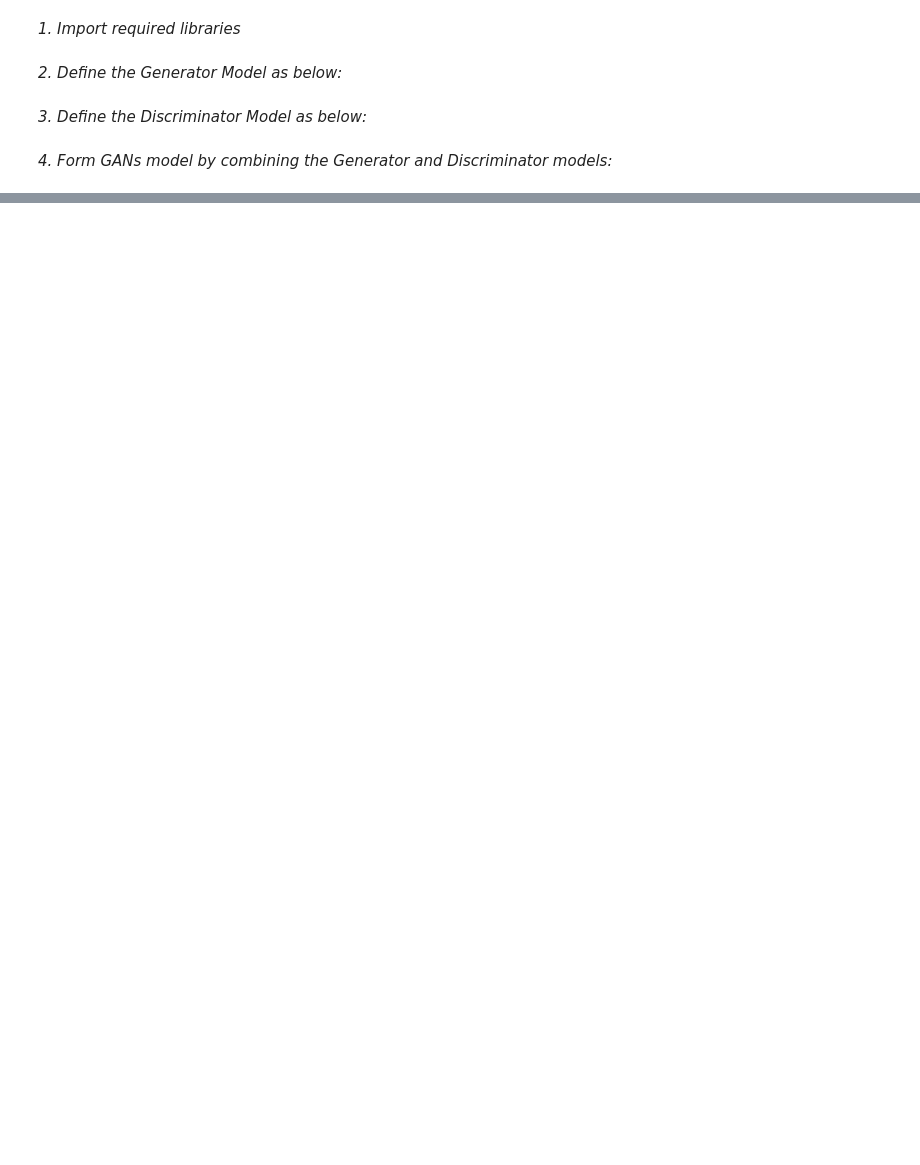
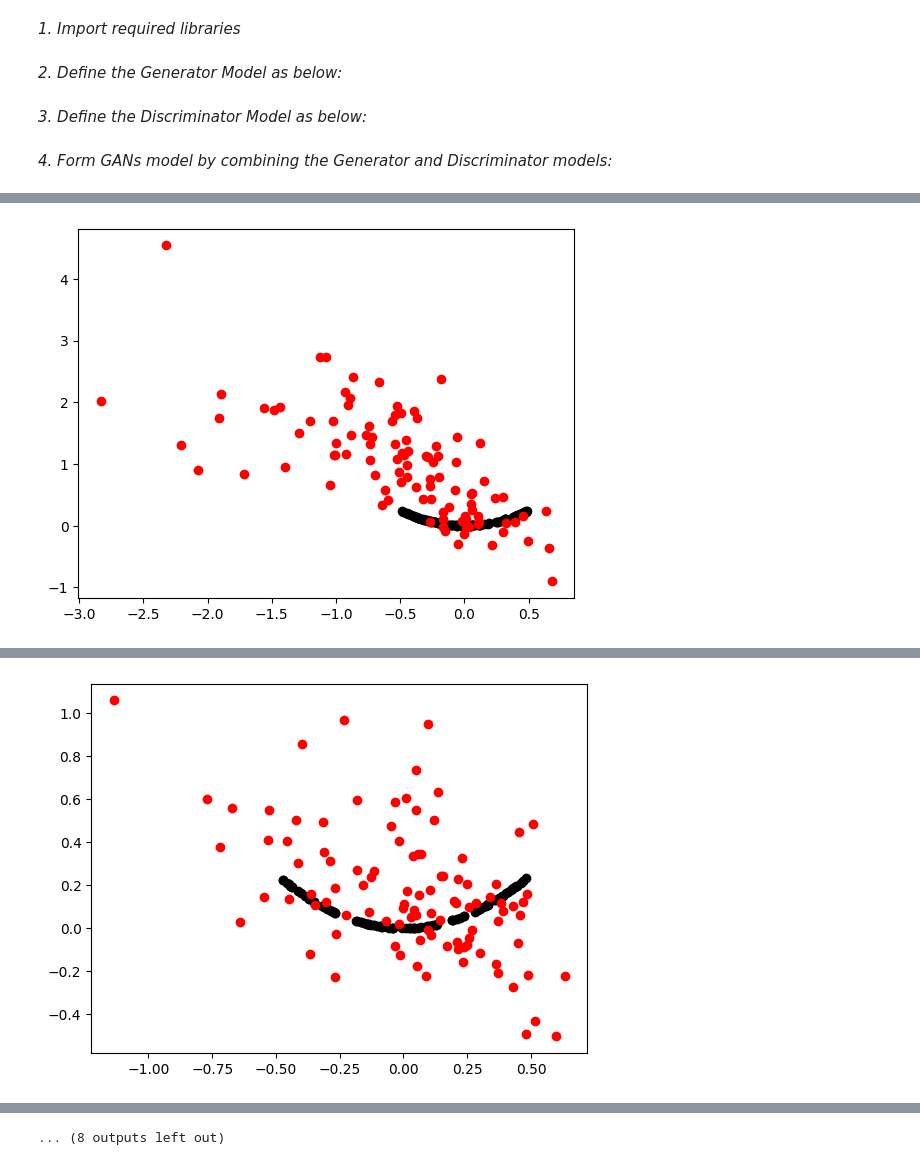
Before and after one commit to BalavSha/Deep-Learning, a Jupyter notebook: Generative_Adversarial_Networks(GANs).ipynb, the cells around one changed output, grey strips where cells are left out. Saved outputs shown, nothing was run; the diff lists cells and outputs as text; code cells hidden in the pictures; blank space fills up the shorter version.

```diff
--- a/Generative_Adversarial_Networks(GANs).ipynb
+++ b/Generative_Adversarial_Networks(GANs).ipynb
@@ -639,7 +639,7 @@ import matplotlib.pyplot as plt
 *2. Define the Generator Model as below:*
 # %%
 # function to define Generator model
-def define_gen(latent_dim, n_outputs):
+def define_gen(latent_dim, n_outputs=2):
 
   # create a Sequential model
   model = Sequential()
@@ -705,0 +760,23 @@ def define_your_gen(generator, discriminator):
+# %%
+# function to plot real and fake data points
+def performance_summary(epoch, generator, discriminator, latent_dim, n = 100):
+
+  # generate n real samples with class labels
+  x_real, y_real = generate_real(n)
+
+  # evaluate the discriminator on the real samples
+  _, acc_real = discriminator.evaluate(x_real, y_real, verbose=0)
+
+  # generate n fake samples with class labels
+  x_fake, y_fake = gen_fake(generator, latent_dim, n)
+
+  # evaluate the discriminator on the fake samples
+  _, acc_fake = discriminator.evaluate(x_fake, y_fake, verbose=0)
+
+  # display the epoch  number and the accuracy of the discriminator on real & fake samples
+  print(epoch, acc_real, acc_fake)
+
+  # create a scatter plot of the real and fake samples
+  plt.scatter(x_real[:, 0], x_real[:, 1], color="black")
+  plt.scatter(x_fake[:, 0], x_fake[:, 1], color="red")
+  plt.show()
@@ -705,0 +825,16 @@ def define_your_gen(generator, discriminator):
+# %%
+# set the size of the latent space
+latent_dim = 5
+
+# define the generator model
+generator = define_gen(latent_dim)
+
+# define the discriminator model
+discriminator = define_disc()
+
+# define the GAN model by combining the generator and discriminator models
+gan_model = define_gan(generator, discriminator)
+
+# train the GAN model
+train(generator, discriminator, gan_model, latent_dim)
+# %% [output]
@@ -705,0 +858 @@ def define_your_gen(generator, discriminator):
+[figure, added]
@@ -705,0 +876 @@ def define_your_gen(generator, discriminator):
+[figure, added]
@@ -705,0 +949 @@ def define_your_gen(generator, discriminator):
+... (8 outputs left out)
```
Also changed, not shown: parts of 15 cells of this notebook.
